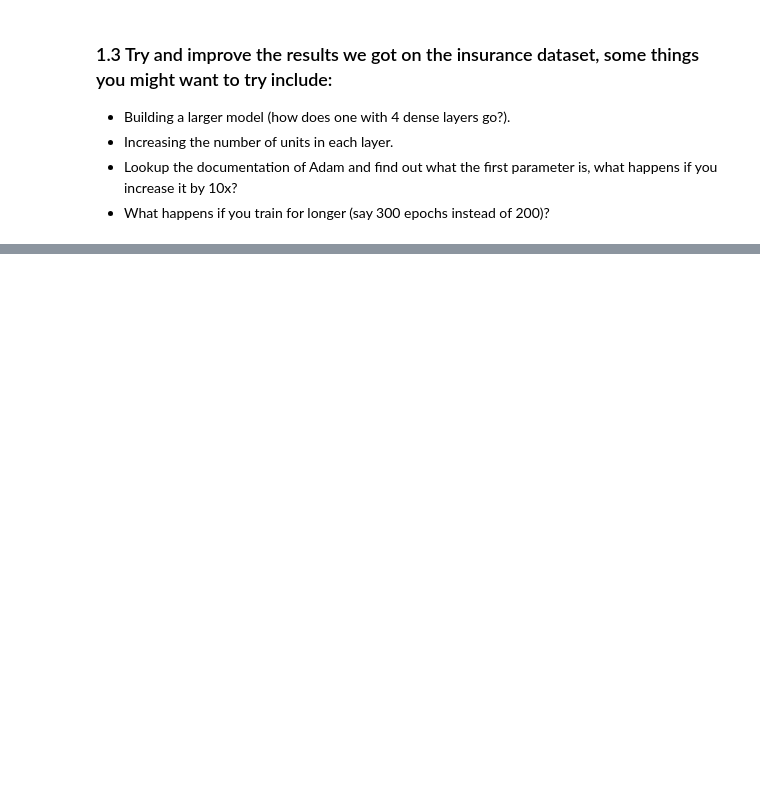
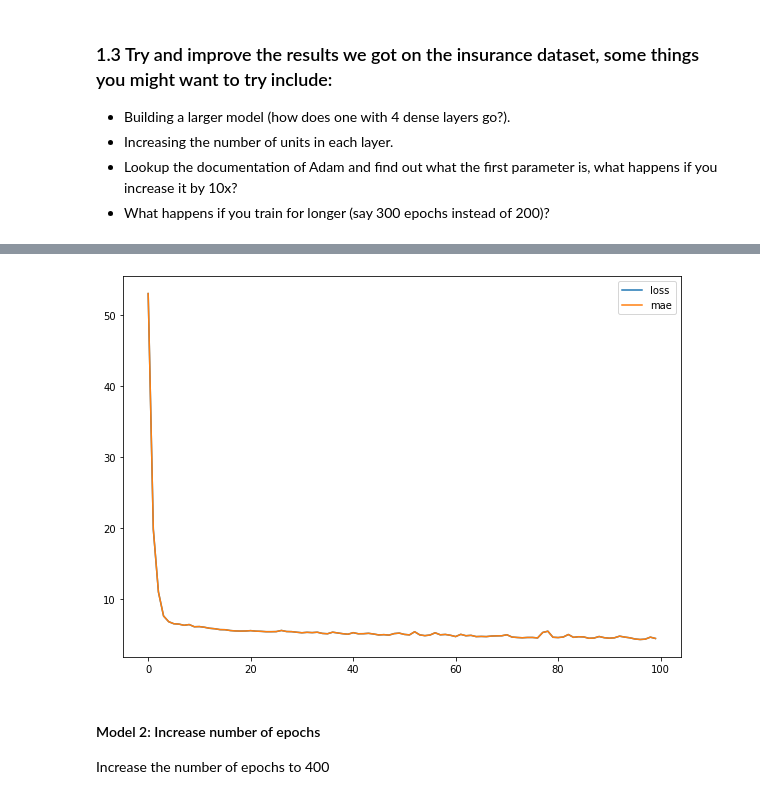
Before and after one commit to ThejakaSEP/Tensorflow_Certification, a Jupyter notebook: Exercise_01_Regression.ipynb, the cells around one changed output, grey strips where cells are left out. Drawn from its saved outputs; the diff is of its cells as text; code cells hidden in the pictures; blank space fills up the shorter version.

```diff
--- a/Exercise_01_Regression.ipynb
+++ b/Exercise_01_Regression.ipynb
@@ -441,0 +503,21 @@ pd.DataFrame(history_insurance_5.history).plot()
+# %%
+# Set random seed
+tf.random.set_seed(42)
+
+# Build the model
+model_1 = tf.keras.Sequential([
+    tf.keras.layers.Dense(100),
+    tf.keras.layers.Dense(10),
+    tf.keras.layers.Dense(10)
+])
+
+# Compile the model
+model_1.compile(loss=tf.keras.losses.mae,
+                optimizer = tf.keras.optimizers.Adam(),
+                metrics = ['mae'])
+
+
+# Fit the model
+history_1 = model_1.fit(x_train,
+                        y_train,
+                        epochs = 100)
@@ -441,0 +548,9 @@ pd.DataFrame(history_insurance_5.history).plot()
+# %%
+# Plot loss curves
+pd.DataFrame(history_1.history).plot(figsize=(10,7));
+# %% [output]
+[figure, added]
+# %% [markdown]
+#### Model 2: Increase number of epochs
+
+Increase the number of epochs to 400
```
Also changed, not shown: parts of 53 cells of this notebook.
